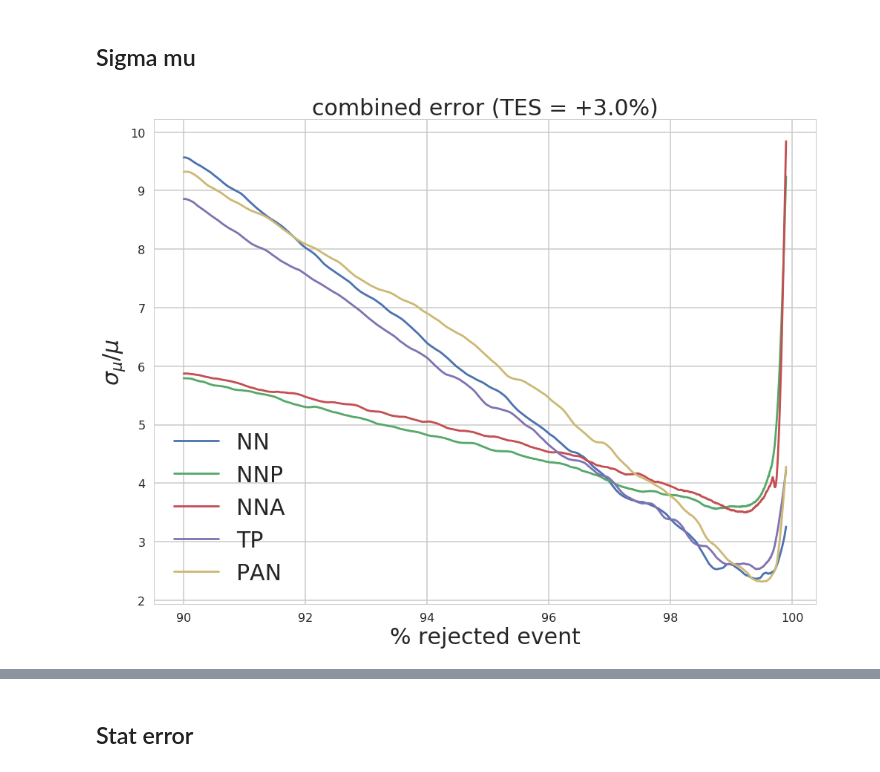
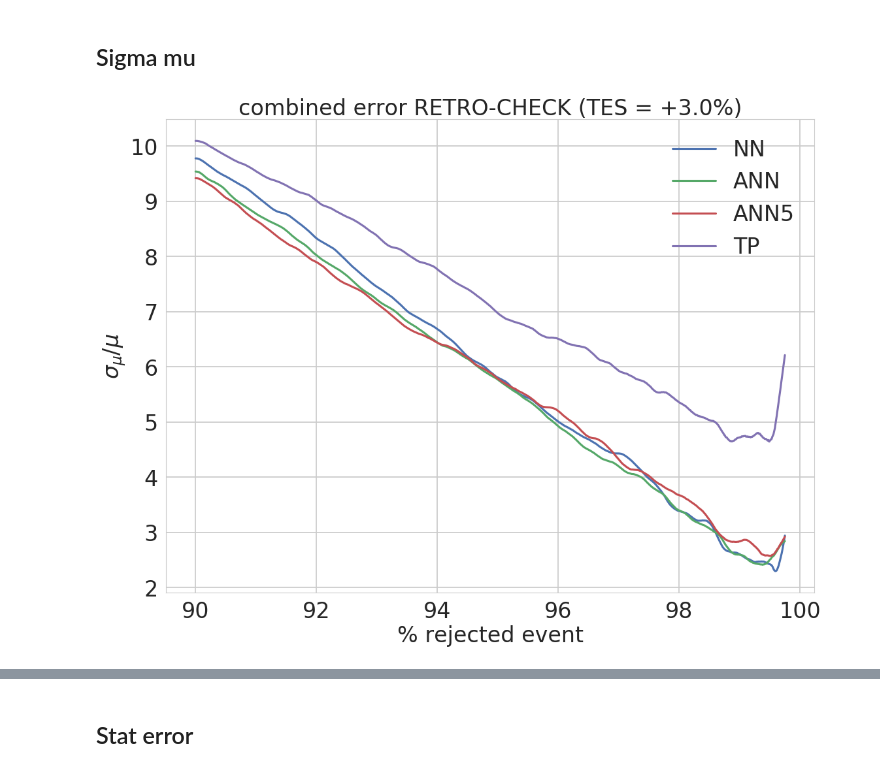
Before and after one commit to victor-estrade/SystMLXP, a Jupyter notebook: HIGGS-UCI_Plots.ipynb, the cells around one changed output, grey strips where cells are left out. Saved outputs shown, nothing was run; the diff lists cells and outputs as text; code cells hidden in the pictures.

```diff
--- a/HIGGS-UCI_Plots.ipynb
+++ b/HIGGS-UCI_Plots.ipynb
@@ -114,5 +140,6 @@ NN_mean, NN_std = get_mean_std_xp( NN_xp )
 # %%
-NNDA_models = load_models(get_model_NNDA, skew=skew, width=0.03,)
-NNDA_xp = test_submission(data, NNDA_models, all_sysTES=z_list)
-NNDA_mean, NNDA_std = get_mean_std_xp( NNDA_xp )
+ANN_models = load_models(AugmentedNeuralNetModel, skewing_function=skew, n_augment=2,
+                         batch_size=1024, n_steps=10000, width=0.03, cuda=True)
+ANN_xp = test_submission(data, ANN_models, all_sysTES=z_list)
+ANN_mean, ANN_std = get_mean_std_xp( ANN_xp )
 # %% [output]
@@ -131,5 +159,6 @@ NNDA_mean, NNDA_std = get_mean_std_xp( NNDA_xp )
 # %%
-NNA_models = load_models(get_model_NNA, skew=skew, width=0.03,)
-NNA_xp = test_submission(data, NNA_models, all_sysTES=z_list)
-NNA_mean, NNA_std = get_mean_std_xp( NNA_xp )
+ANN_5_models = load_models(AugmentedNeuralNetModel, skewing_function=skew, n_augment=5,
+                         batch_size=1024, n_steps=10000, width=0.03, cuda=True)
+ANN_5_xp = test_submission(data, ANN_5_models, all_sysTES=z_list)
+ANN_5_mean, ANN_5_std = get_mean_std_xp( ANN_5_xp )
 # %% [output]
@@ -148,5 +178,6 @@ NNA_mean, NNA_std = get_mean_std_xp( NNA_xp )
 # %%
-TP_models = load_models(get_model_TP, tangent=tangent, trade_off=0.1,)
+TP_models = load_models(TangentPropModel, skewing_function=skew, trade_off=0.1,
+                        batch_size=1024, n_steps=10000, cuda=True )
 TP_xp = test_submission(data, TP_models, all_sysTES=z_list)
 TP_mean, TP_std = get_mean_std_xp( TP_xp )
 # %% [output]
@@ -285,3 +301,17 @@ names = ['NN', 'NNP', 'NNA', 'TP', 'PAN']
+# %%
+CHOSEN_TES = 1.03
+
+# means = [NN_mean, ANN_mean, TP_mean]
+# stds = [NN_std, ANN_std, TP_std]
+# names = ['NN', 'ANN', 'TP']
+
+means = [NN_mean, ANN_mean,  ANN_5_mean, TP_mean]
+stds = [NN_std, ANN_std, ANN_5_std, TP_std]
+names = ['NN', 'ANN', 'ANN5', 'TP']
+
+# means = [NN_mean, ANN_mean, TP_mean, PAN_mean]
+# stds = [NN_std, ANN_std, TP_std, PAN_std]
+# names = ['NN', 'ANN', 'TP', 'PAN']
 # %%
 START = 0.5
 STOP = 0.99
@@ -336,31 +366,29 @@ plt.show()
 ## Sigma mu
 # %%
 START = 0.90
-STOP = 0.999
-
-plt.figure(figsize=(8*2,6*2))
+STOP = 0.9975
 
 for xp_mean, xp_std, name in zip(means, stds, names):
 
     rank = pd.Series(np.linspace(0, 1, num=xp_mean[CHOSEN_TES]['decision'].shape[0]))
     index = rank.loc[ (rank > START) & (rank < STOP)].index
     xx = rank[index] * 100
 
     mean = xp_mean[CHOSEN_TES]['sigma_mu'][index]
     std = xp_std[CHOSEN_TES]['sigma_mu'][index]
 
     # Smoothing
     mean = savitzky_golay(mean.values, 1001, 3)
     std = savitzky_golay(std.values, 1001, 3)
 
     plt.plot(xx, mean, label=name)
 #     plt.fill_between(xx, mean+std, mean-std, alpha=0.5)
-    plt.title('combined error (TES = {})'.format(tes_to_str(CHOSEN_TES)), fontsize=30)
+    plt.title('combined error RETRO-CHECK (TES = {})'.format(tes_to_str(CHOSEN_TES)), fontsize=30)
 
 # plt.ylim(0, 10)
 plt.legend(prop={'size': 30})
 plt.xlabel('% rejected event', fontsize=30)
 plt.ylabel('$\sigma_\mu/\mu$', fontsize=30)
 plt.show()
 # %% [output]
-[figure, old version]
+[figure, new version]
```
Also changed, not shown: parts of 37 cells of this notebook, 12 other files.
